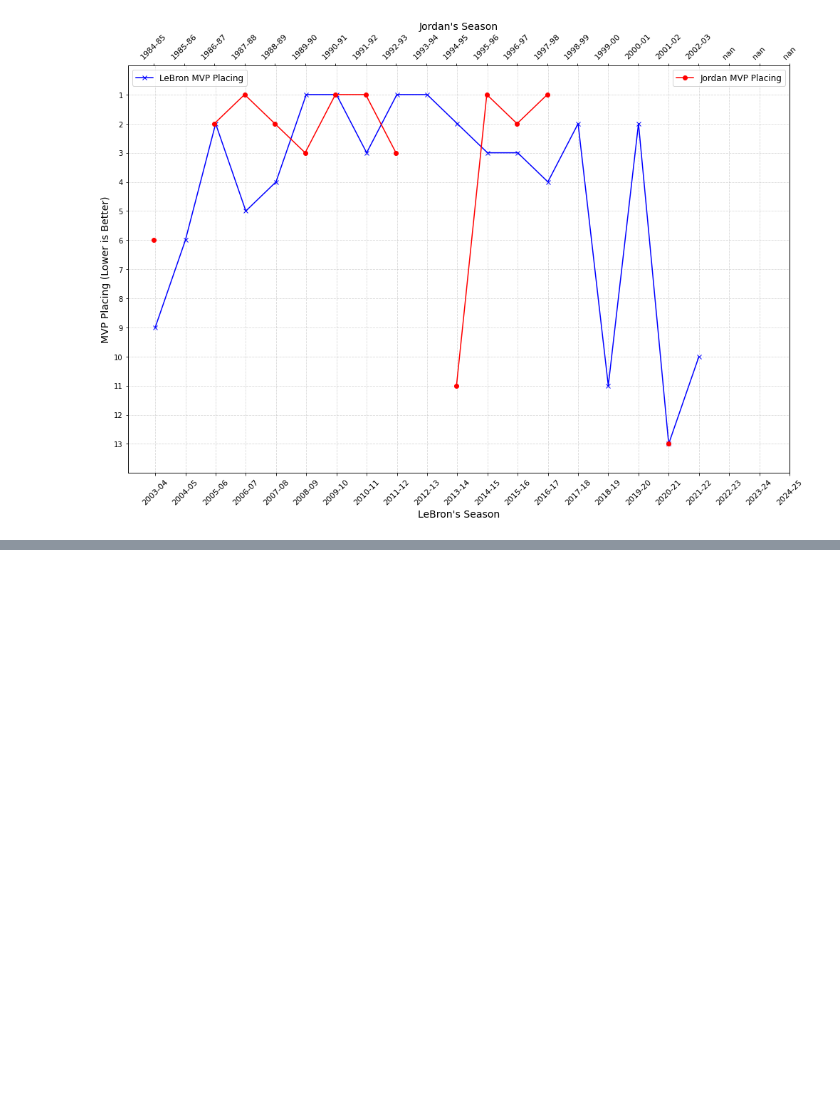
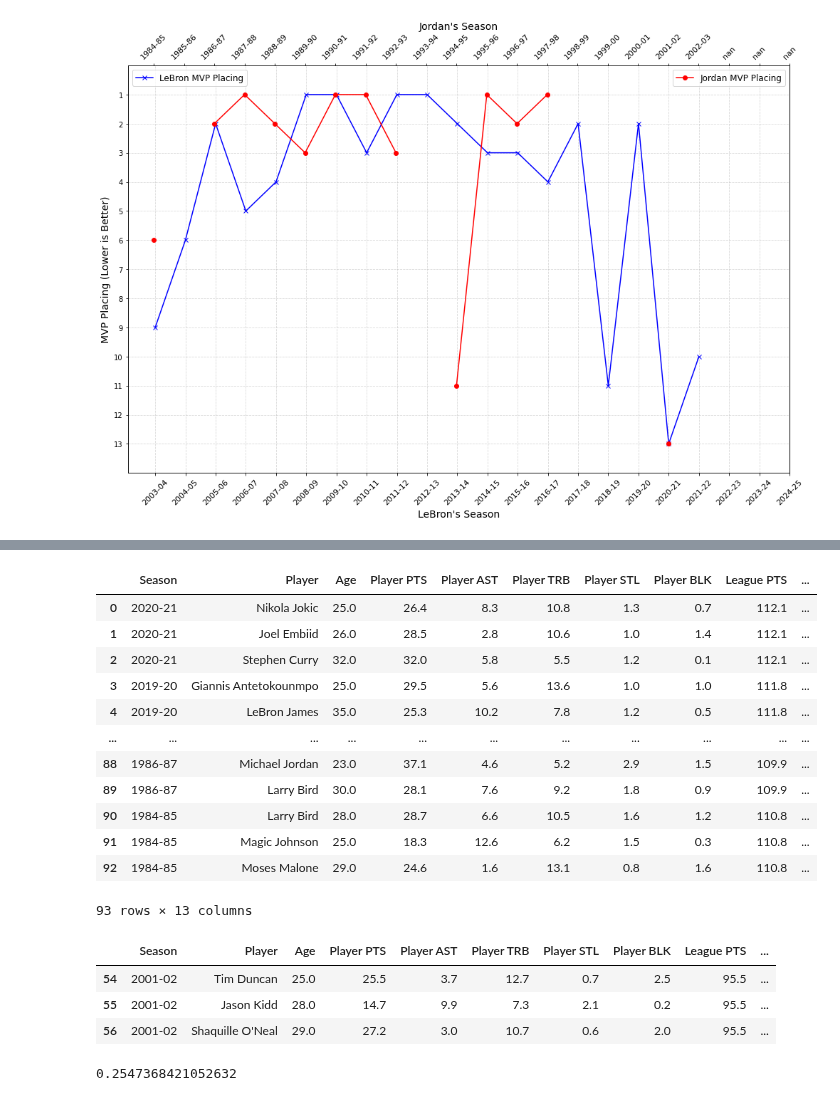
Before and after one commit to gohsoonhao/therealGOAT, a Jupyter notebook: 2c_reg_season_award_competitors.ipynb, the cells around one changed output, grey strips where cells are left out. Drawn from its saved outputs; the diff is of its cells as text; code cells hidden in the pictures; blank space fills up the shorter version.

Commit message:
Added coeff means

```diff
--- a/2c_reg_season_award_competitors.ipynb
+++ b/2c_reg_season_award_competitors.ipynb
@@ -126,3 +126,9 @@ plt.tight_layout()
 plt.show()
 # %% [output]
 [figure]
+# %%
+# Find out stats of top 3 mvp candidates in all season
+mvp_contenders = pd.read_excel("data_files/MVP title race.xlsx")
+mvp_contenders = mvp_contenders[["Season","Player", "Age","PTS","AST","TRB","STL","BLK"]]
+mvp_contenders['Season'] = mvp_contenders['Season'].str.replace(' ', '', regex=False)
+mvp_contenders.head()
@@ -128,0 +142,7 @@ plt.show()
+# %%
+# Find league average stats for coefficient later
+league_avg_datalist = pd.read_excel("data_files/league_average.xlsx")
+league_avg_datalist = league_avg_datalist.iloc[::-1]
+league_avg_datalist = league_avg_datalist.tail(41)
+league_avg_datalist = league_avg_datalist[["Season","PTS","AST","TRB","STL","BLK"]]
+league_avg_datalist = league_avg_datalist.reset_index(drop=True)
@@ -128,0 +158,44 @@ plt.show()
+# %%
+# Join mvp_contenders and league_avg
+mvp_contenders_avg = pd.merge(mvp_contenders, league_avg_datalist, on='Season', how='inner')
+mvp_contenders_avg.columns = ['Season', "Player","Age", "Player PTS", "Player AST", "Player TRB", "Player STL", "Player BLK", "League PTS", "League AST", "League TRB", "League STL", "League BLK"]
+mvp_contenders_avg
+# %% [output]
+|  | Season | Player | Age | Player PTS | Player AST | Player TRB | Player STL | Player BLK | League PTS | ... |
+| 0 | 2020-21 | Nikola Jokic | 25.0 | 26.4 | 8.3 | 10.8 | 1.3 | 0.7 | 112.1 | ... |
+| 1 | 2020-21 | Joel Embiid | 26.0 | 28.5 | 2.8 | 10.6 | 1.0 | 1.4 | 112.1 | ... |
+| 2 | 2020-21 | Stephen Curry | 32.0 | 32.0 | 5.8 | 5.5 | 1.2 | 0.1 | 112.1 | ... |
+| 3 | 2019-20 | Giannis Antetokounmpo | 25.0 | 29.5 | 5.6 | 13.6 | 1.0 | 1.0 | 111.8 | ... |
+| 4 | 2019-20 | LeBron James | 35.0 | 25.3 | 10.2 | 7.8 | 1.2 | 0.5 | 111.8 | ... |
+| ... | ... | ... | ... | ... | ... | ... | ... | ... | ... | ... |
+| 88 | 1986-87 | Michael Jordan | 23.0 | 37.1 | 4.6 | 5.2 | 2.9 | 1.5 | 109.9 | ... |
+| 89 | 1986-87 | Larry Bird | 30.0 | 28.1 | 7.6 | 9.2 | 1.8 | 0.9 | 109.9 | ... |
+| 90 | 1984-85 | Larry Bird | 28.0 | 28.7 | 6.6 | 10.5 | 1.6 | 1.2 | 110.8 | ... |
+| 91 | 1984-85 | Magic Johnson | 25.0 | 18.3 | 12.6 | 6.2 | 1.5 | 0.3 | 110.8 | ... |
+| 92 | 1984-85 | Moses Malone | 29.0 | 24.6 | 1.6 | 13.1 | 0.8 | 1.6 | 110.8 | ... |
+93 rows × 13 columns
+# %%
+# Find coefficient by dividing player stats to league stats
+mvp_contenders_avg['PTS_coeff'] = (mvp_contenders_avg['Player PTS'] / mvp_contenders_avg['League PTS']).round(2)
+mvp_contenders_avg['AST_coeff'] = (mvp_contenders_avg['Player AST'] / mvp_contenders_avg['League AST']).round(2)
+mvp_contenders_avg['TRB_coeff'] = (mvp_contenders_avg['Player TRB'] / mvp_contenders_avg['League TRB']).round(2)
+mvp_contenders_avg['STL_coeff'] = (mvp_contenders_avg['Player STL'] / mvp_contenders_avg['League STL']).round(2)
+mvp_contenders_avg['BLK_coeff'] = (mvp_contenders_avg['Player BLK'] / mvp_contenders_avg['League BLK']).round(2)
+mvp_contenders_avg[mvp_contenders_avg['Season'] == '2001-02']
+# %% [output]
+|  | Season | Player | Age | Player PTS | Player AST | Player TRB | Player STL | Player BLK | League PTS | ... |
+| 54 | 2001-02 | Tim Duncan | 25.0 | 25.5 | 3.7 | 12.7 | 0.7 | 2.5 | 95.5 | ... |
+| 55 | 2001-02 | Jason Kidd | 28.0 | 14.7 | 9.9 | 7.3 | 2.1 | 0.2 | 95.5 | ... |
+| 56 | 2001-02 | Shaquille O'Neal | 29.0 | 27.2 | 3.0 | 10.7 | 0.6 | 2.0 | 95.5 | ... |
+# %%
+# Find the index of the row where the season is '2002-03'
+split_index = mvp_contenders_avg[mvp_contenders_avg['Season'] == '2001-02'].index[0]
+split_index
+
+below_or_equal_to_2002 = mvp_contenders_avg.iloc[:split_index + 1]
+above_2002 = mvp_contenders_avg.iloc[split_index + 1:]
+PT_coeff_avg_before2002 = below_or_equal_to_2002['PTS_coeff'].mean()
+PT_coeff_avg_after2002 = above_2002['PTS_coeff'].mean()
+PT_coeff_avg_after2002
+# %% [output]
+0.2547368421052632
```
Also changed, not shown: parts of 2 cells of this notebook, 1 other file.
